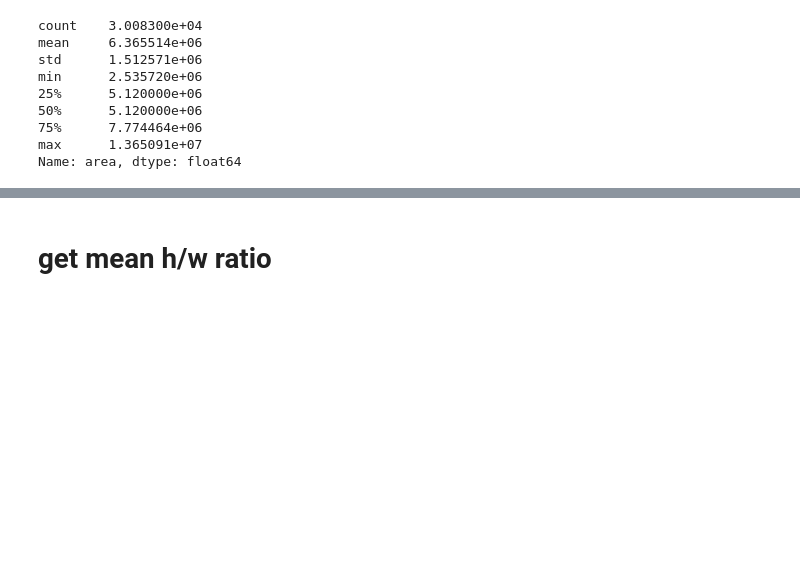
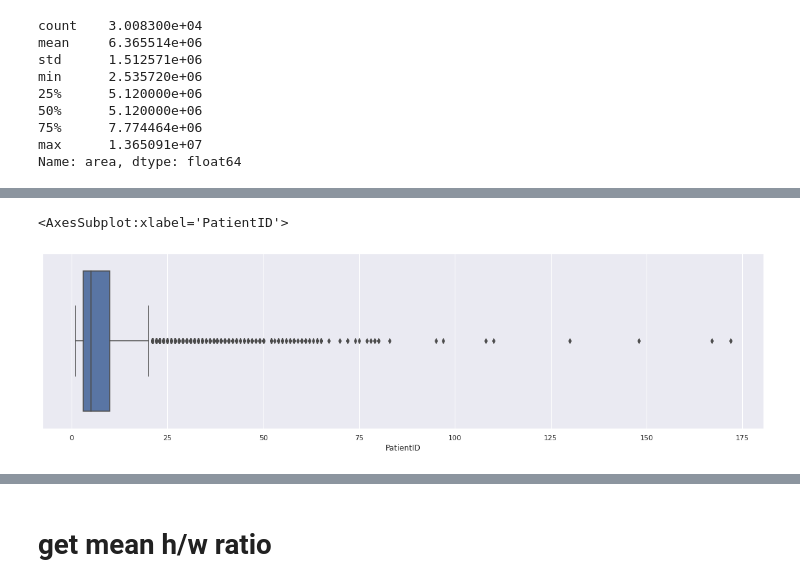
Before and after one commit to kseniaryabinova/lungs_competition, a Jupyter notebook: jupyter_notebooks/eda.ipynb, the cells around one changed output, grey strips where cells are left out. Cells and saved outputs as stored; diff of their text form; code cells hidden in the pictures; blank space fills up the shorter version.

```diff
--- a/jupyter_notebooks/eda.ipynb
+++ b/jupyter_notebooks/eda.ipynb
@@ -300,0 +341,5 @@ train.to_csv('../dataset/train_with_image_info.csv', index=False)
+# %%
+sns.boxplot(x=train['PatientID'].value_counts())
+# %% [output]
+<AxesSubplot:xlabel='PatientID'>
+[figure, added]
```
Also changed, not shown: parts of 25 cells of this notebook.
